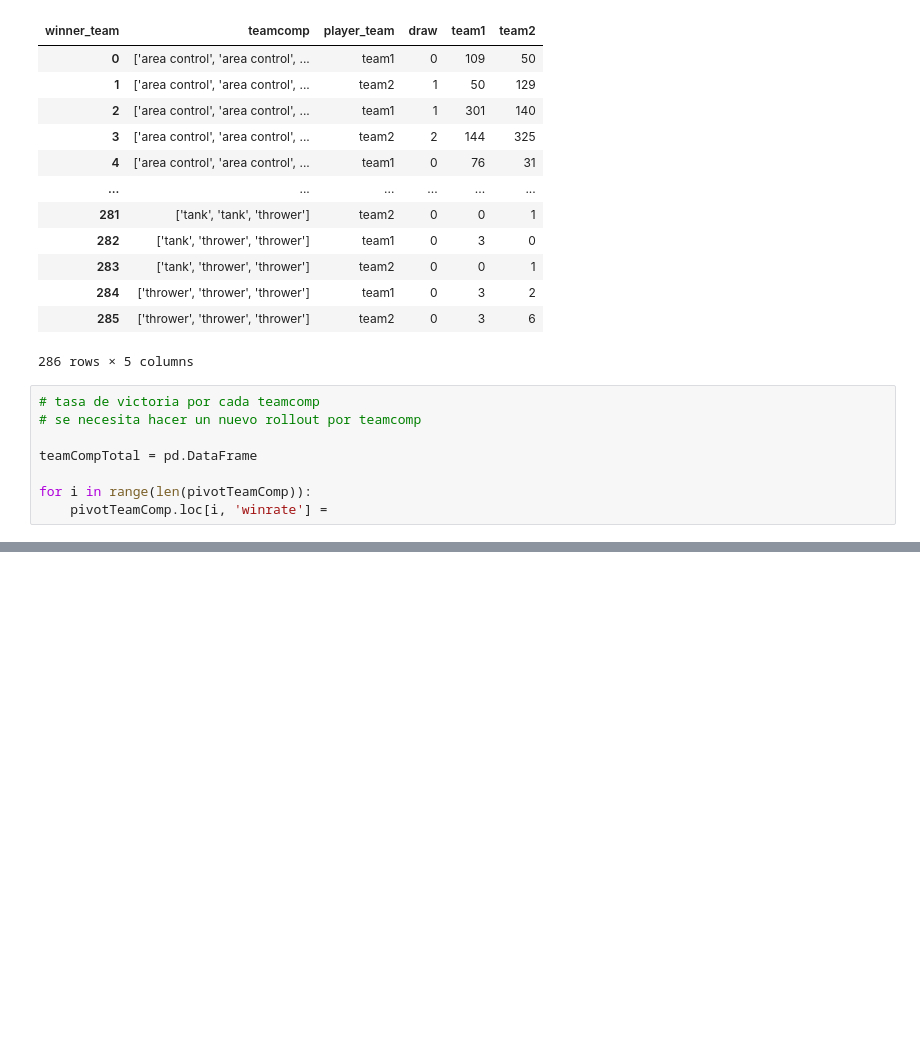
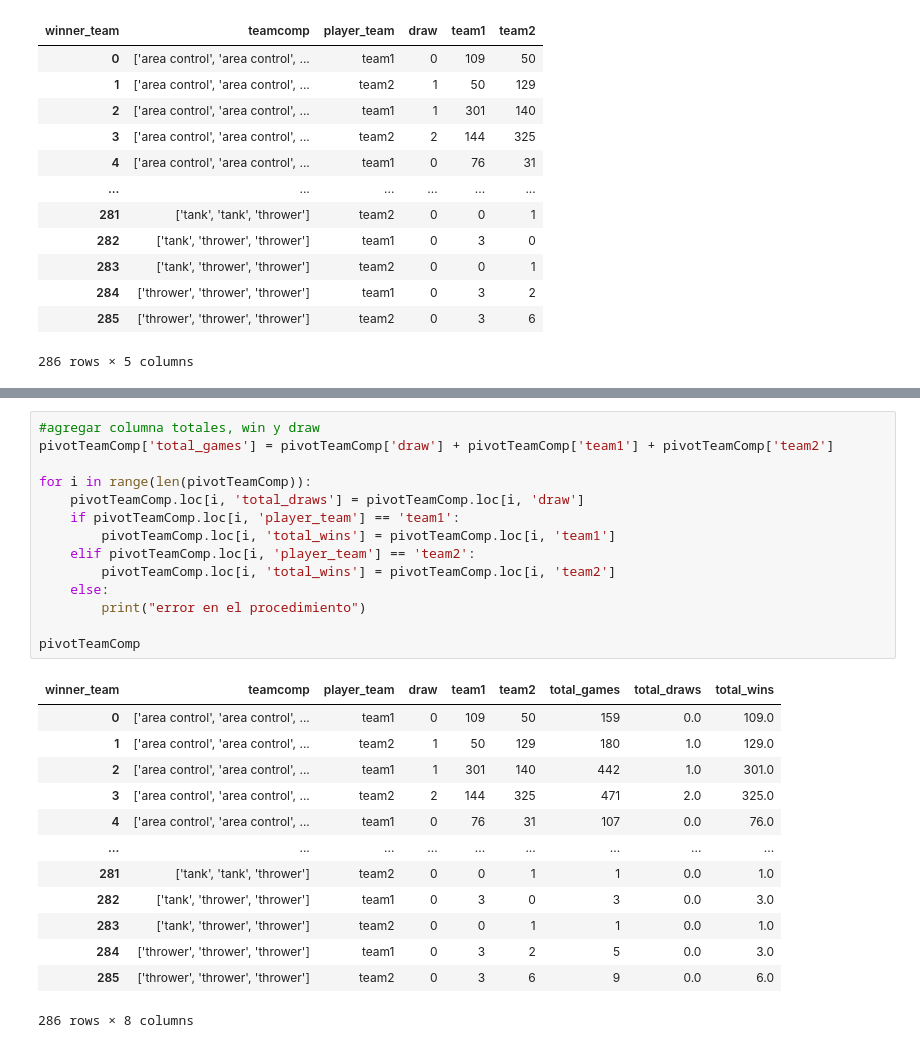
Before and after one commit to aquinteros/BrawlStars_Analytics, a Jupyter notebook: brawlstars_ml_model.ipynb, the cells around one changed output, grey strips where cells are left out. Drawn from its saved outputs; the diff is of its cells as text; blank space fills up the shorter version.

```diff
--- a/brawlstars_ml_model.ipynb
+++ b/brawlstars_ml_model.ipynb
@@ -630,11 +619,3 @@ pivotTeamComp
 | 284 | ['thrower', 'thrower', 'thrower'] | team1 | 0 | 3 | 2 |
 | 285 | ['thrower', 'thrower', 'thrower'] | team2 | 0 | 3 | 6 |
 286 rows × 5 columns
-# %%
-# tasa de victoria por cada teamcomp
-# se necesita hacer un nuevo rollout por teamcomp
-
-teamCompTotal = pd.DataFrame
-
-for i in range(len(pivotTeamComp)):
-	pivotTeamComp.loc[i, 'winrate'] =
@@ -640,0 +641,28 @@ for i in range(len(pivotTeamComp)):
+# %%
+#agregar columna totales, win y draw
+pivotTeamComp['total_games'] = pivotTeamComp['draw'] + pivotTeamComp['team1'] + pivotTeamComp['team2']
+
+for i in range(len(pivotTeamComp)):
+	pivotTeamComp.loc[i, 'total_draws'] = pivotTeamComp.loc[i, 'draw']
+	if pivotTeamComp.loc[i, 'player_team'] == 'team1':
+		pivotTeamComp.loc[i, 'total_wins'] = pivotTeamComp.loc[i, 'team1']
+	elif pivotTeamComp.loc[i, 'player_team'] == 'team2':
+		pivotTeamComp.loc[i, 'total_wins'] = pivotTeamComp.loc[i, 'team2']
+	else:
+		print("error en el procedimiento")
+
+pivotTeamComp
+# %% [output]
+| winner_team | teamcomp | player_team | draw | team1 | team2 | total_games | total_draws | total_wins |
+| 0 | ['area control', 'area control', ... | team1 | 0 | 109 | 50 | 159 | 0.0 | 109.0 |
+| 1 | ['area control', 'area control', ... | team2 | 1 | 50 | 129 | 180 | 1.0 | 129.0 |
+| 2 | ['area control', 'area control', ... | team1 | 1 | 301 | 140 | 442 | 1.0 | 301.0 |
+| 3 | ['area control', 'area control', ... | team2 | 2 | 144 | 325 | 471 | 2.0 | 325.0 |
+| 4 | ['area control', 'area control', ... | team1 | 0 | 76 | 31 | 107 | 0.0 | 76.0 |
+| ... | ... | ... | ... | ... | ... | ... | ... | ... |
+| 281 | ['tank', 'tank', 'thrower'] | team2 | 0 | 0 | 1 | 1 | 0.0 | 1.0 |
+| 282 | ['tank', 'thrower', 'thrower'] | team1 | 0 | 3 | 0 | 3 | 0.0 | 3.0 |
+| 283 | ['tank', 'thrower', 'thrower'] | team2 | 0 | 0 | 1 | 1 | 0.0 | 1.0 |
+| 284 | ['thrower', 'thrower', 'thrower'] | team1 | 0 | 3 | 2 | 5 | 0.0 | 3.0 |
+| 285 | ['thrower', 'thrower', 'thrower'] | team2 | 0 | 3 | 6 | 9 | 0.0 | 6.0 |
+286 rows × 8 columns
```
Also changed, not shown: parts of 20 cells of this notebook, 1 other file.
